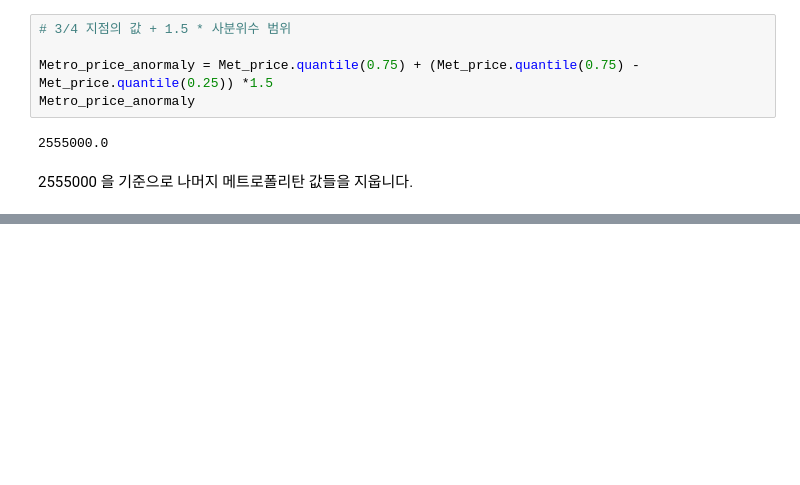
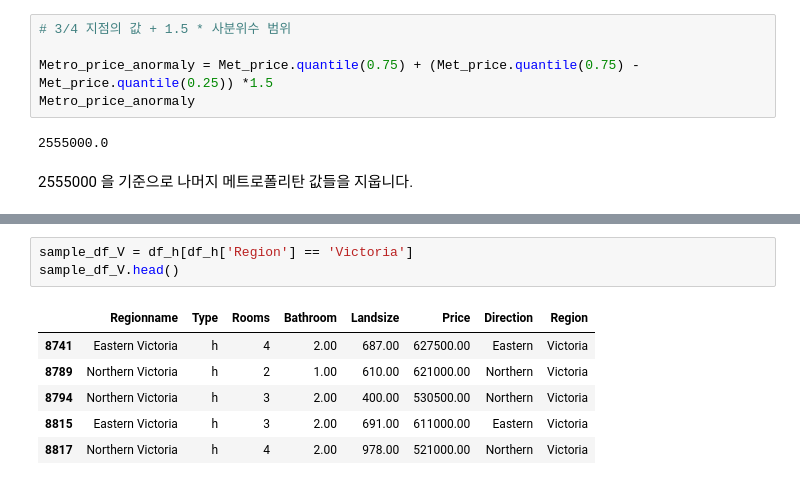
Before and after one commit to Angela-Park-JE/TIL_ver1, a Jupyter notebook: pandas/permutation_test.ipynb, the cells around one changed output, grey strips where cells are left out. Saved outputs shown, nothing was run; the diff lists cells and outputs as text; blank space fills up the shorter version.

```diff
--- a/pandas/permutation_test.ipynb
+++ b/pandas/permutation_test.ipynb
@@ -261,0 +300,10 @@ Metro_price_anormaly
+# %%
+sample_df_V = df_h[df_h['Region'] == 'Victoria']
+sample_df_V.head()
+# %% [output]
+|  | Regionname | Type | Rooms | Bathroom | Landsize | Price | Direction | Region |
+| 8741 | Eastern Victoria | h | 4 | 2.00 | 687.00 | 627500.00 | Eastern | Victoria |
+| 8789 | Northern Victoria | h | 2 | 1.00 | 610.00 | 621000.00 | Northern | Victoria |
+| 8794 | Northern Victoria | h | 3 | 2.00 | 400.00 | 530500.00 | Northern | Victoria |
+| 8815 | Eastern Victoria | h | 3 | 2.00 | 691.00 | 611000.00 | Eastern | Victoria |
+| 8817 | Northern Victoria | h | 4 | 2.00 | 978.00 | 521000.00 | Northern | Victoria |
```
Also changed, not shown: parts of 10 cells of this notebook.
